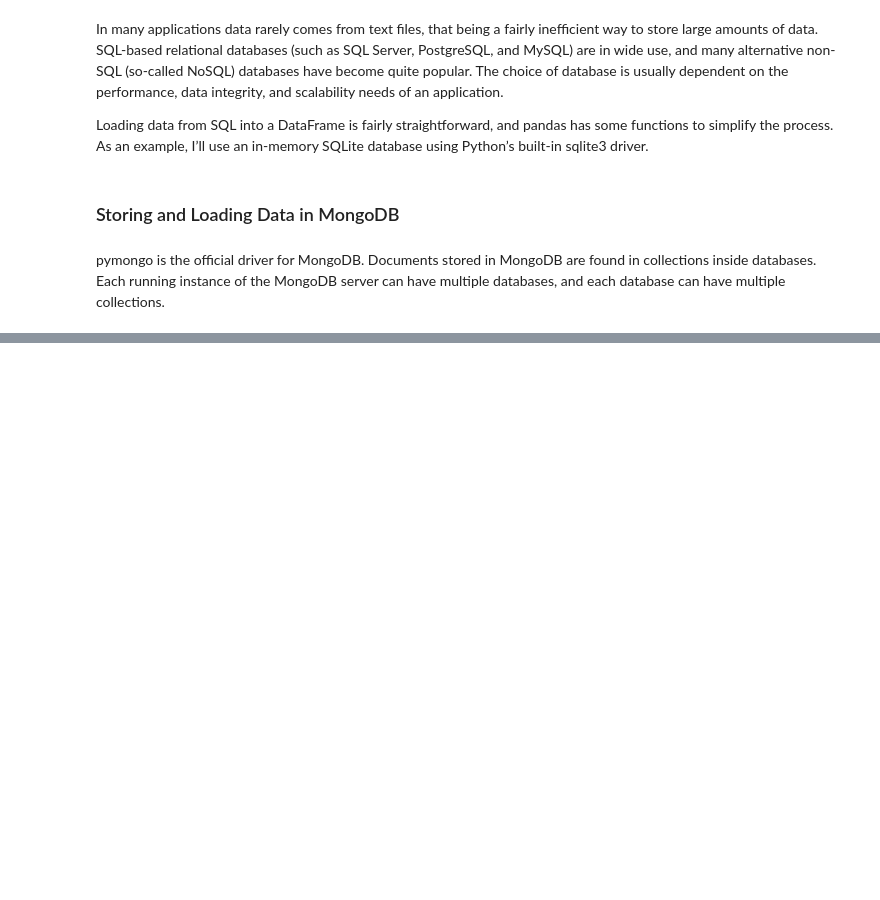
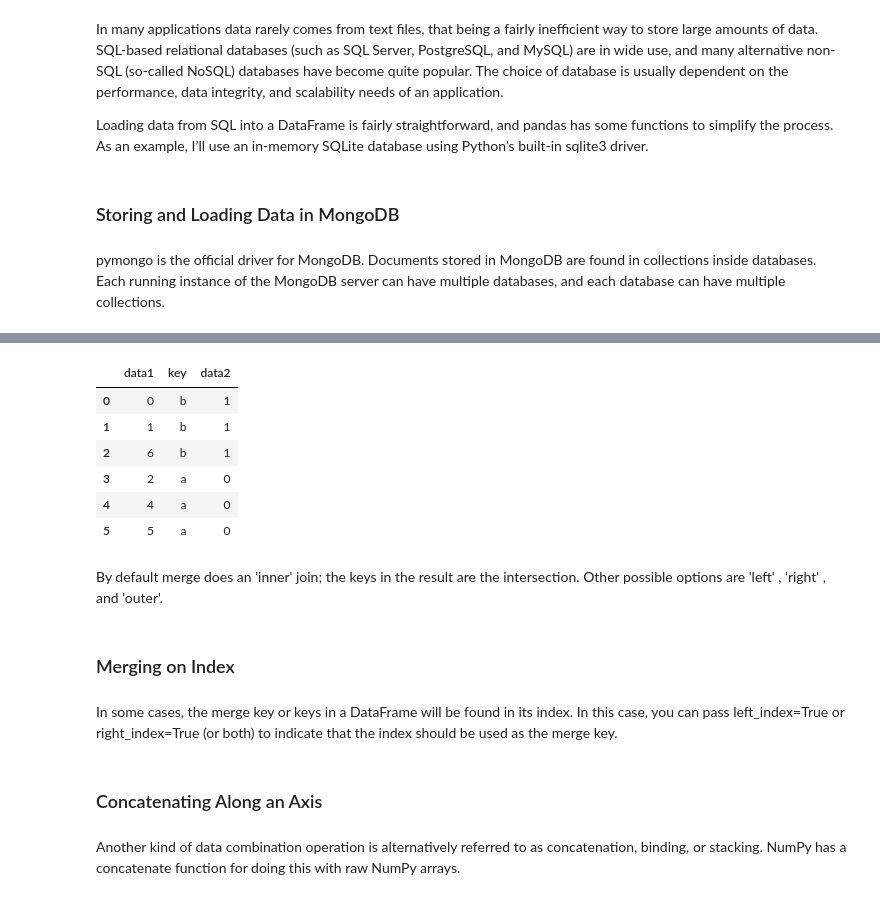
Before and after one commit to reetawwsum/Jupyter-Notebooks, a Jupyter notebook: Python for Data Analysis.ipynb, the cells around one changed output, grey strips where cells are left out. Saved outputs shown, nothing was run; the diff lists cells and outputs as text; code cells hidden in the pictures; blank space fills up the shorter version.

```diff
--- a/Python for Data Analysis.ipynb
+++ b/Python for Data Analysis.ipynb
@@ -1299,0 +1332,20 @@ pymongo is the official driver for MongoDB. Documents stored in MongoDB are foun
+# %%
+pd.merge(df1, df2, on="key")
+# %% [output]
+|  | data1 | key | data2 |
+| 0 | 0 | b | 1 |
+| 1 | 1 | b | 1 |
+| 2 | 6 | b | 1 |
+| 3 | 2 | a | 0 |
+| 4 | 4 | a | 0 |
+| 5 | 5 | a | 0 |
+# %% [markdown]
+By default merge does an 'inner' join; the keys in the result are the intersection. Other possible options are 'left' , 'right' , and 'outer'.
+# %% [markdown]
+### Merging on Index
+# %% [markdown]
+In some cases, the merge key or keys in a DataFrame will be found in its index. In this case, you can pass left_index=True or right_index=True (or both) to indicate that the index should be used as the merge key.
+# %% [markdown]
+### Concatenating Along an Axis
+# %% [markdown]
+Another kind of data combination operation is alternatively referred to as concatenation, binding, or stacking. NumPy has a concatenate function for doing this with raw NumPy arrays.
```
Also changed, not shown: parts of 16 cells of this notebook.
